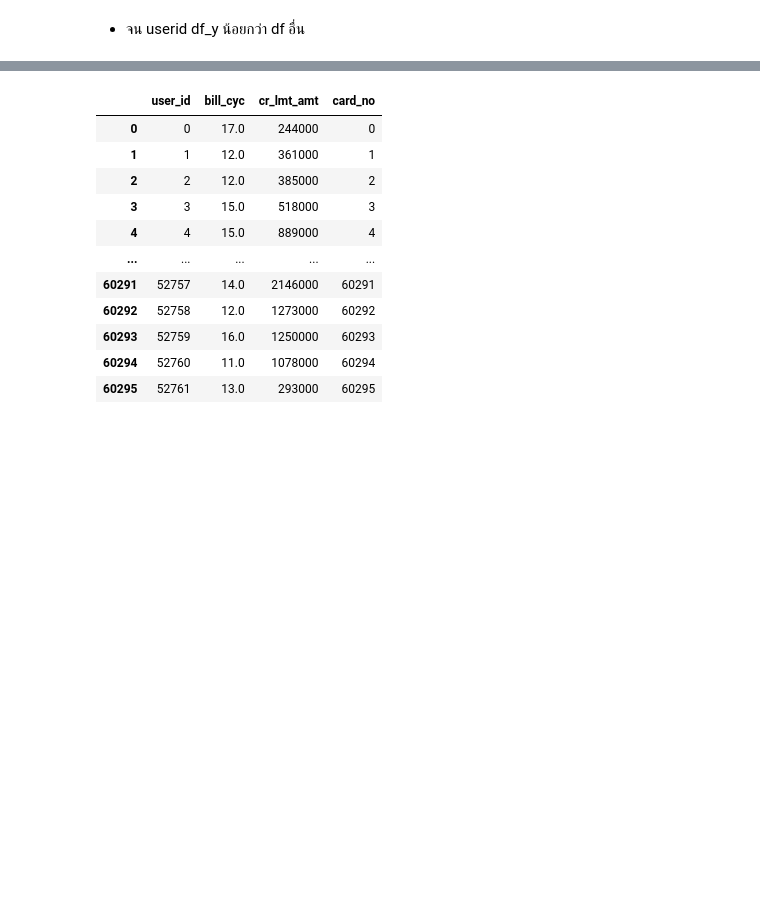
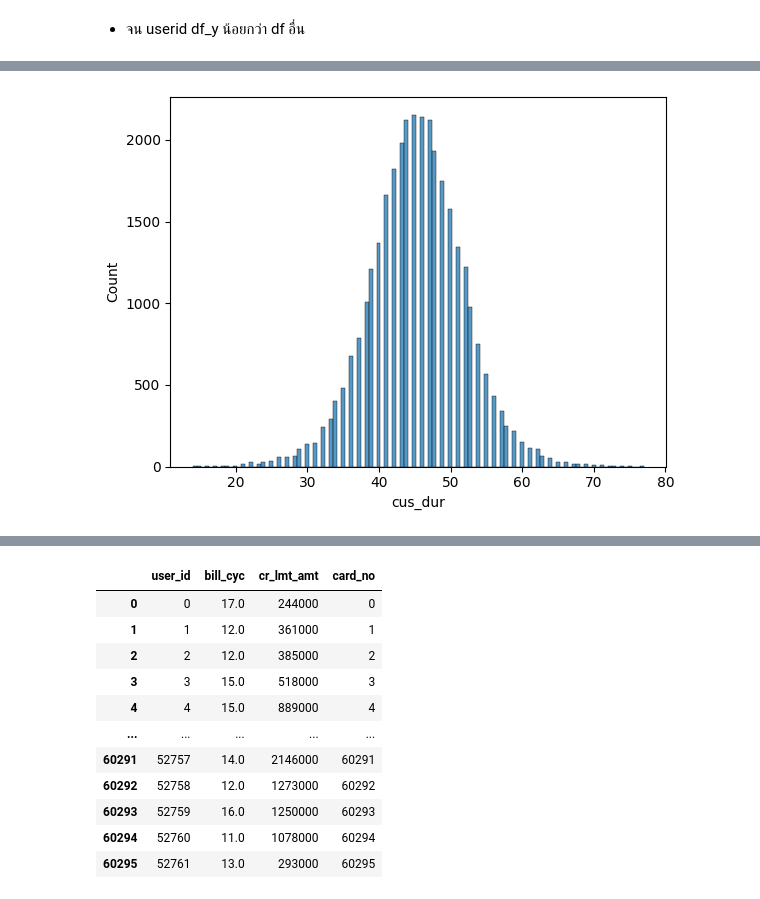
Before and after one commit to terjirapat/CreditCardChurning, a Jupyter notebook: main.ipynb, the cells around one changed output, grey strips where cells are left out. Drawn from its saved outputs; the diff is of its cells as text; code cells hidden in the pictures; blank space fills up the shorter version.

```diff
--- a/main.ipynb
+++ b/main.ipynb
@@ -146,0 +152,4 @@ df_demo
+# %%
+df_demo['account_start_date'] = pd.to_datetime(df_demo['account_start_date'])
+df_demo['cus_dur'] = 2017 - df_demo['account_start_date'].dt.year # customers durations
+df_demo['age'] = 2017 - df_demo['birth_year'] # age of customers
@@ -146,0 +165,7 @@ df_demo
+# %%
+df_demo.dropna(inplace=True)
+# %%
+sns.histplot(x='cus_dur', data=df_demo)
+plt.show()
+# %% [output]
+[figure, added]
```
Also changed, not shown: parts of 18 cells of this notebook.
